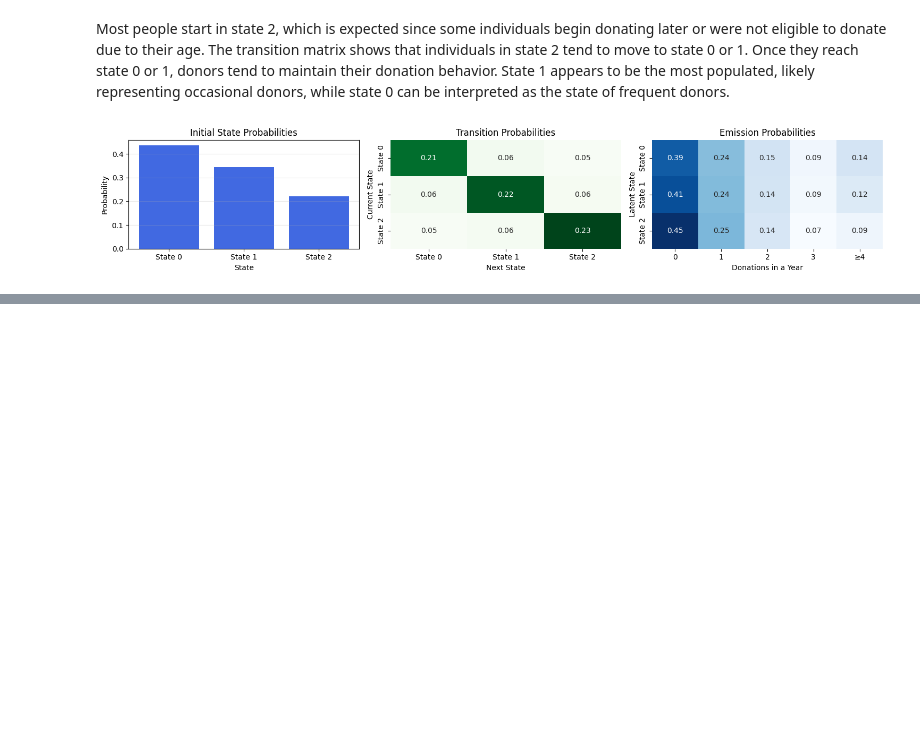
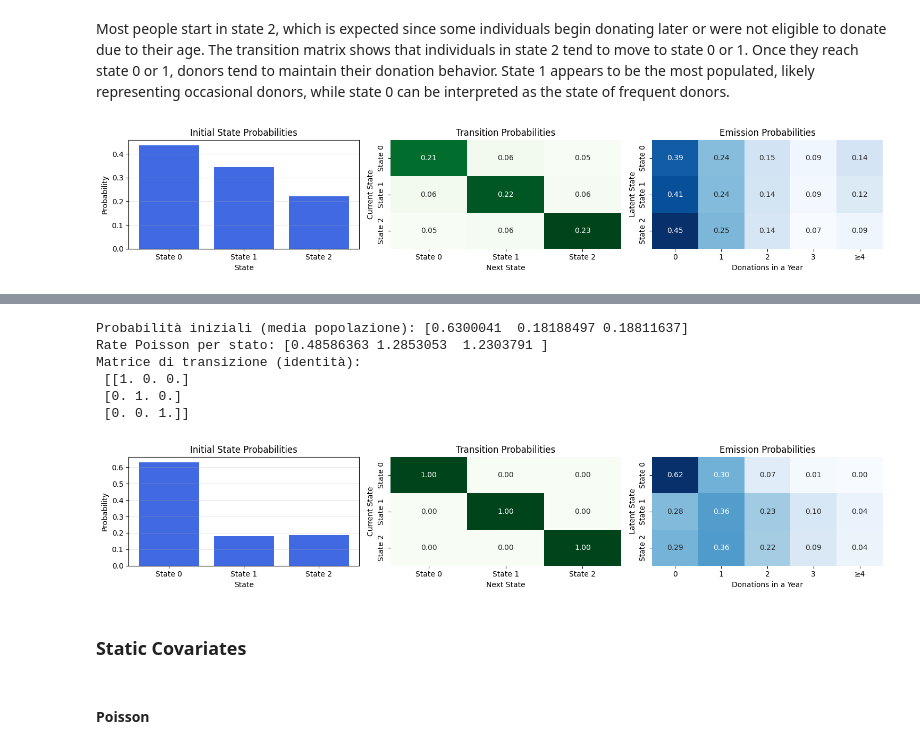
Before and after one commit to erikdeluca/Blood-Donors, a Jupyter notebook: Python/Pyro.ipynb, the cells around one changed output, grey strips where cells are left out. Drawn from its saved outputs; the diff is of its cells as text; code cells hidden in the pictures; blank space fills up the shorter version.

Commit message:
models with covariates

```diff
--- a/Python/Pyro.ipynb
+++ b/Python/Pyro.ipynb
@@ -323,17 +337,12 @@ plot_hmm_params(
 ### Testing
 # %%
 # Dati finti, gli do una prior per fare testing
-pi_true = torch.tensor([0.7, 0.2, 0.1])
-A_true = torch.tensor([[0.8,0.1,0.1],[0.2,0.7,0.1],[0.3,0.3,0.4]])
-rates_true = torch.tensor([1.0, 5.0, 10.0])
-T = 2019 - 2009 + 1  # 2010 to 2019 inclusive
+pi_true = torch.tensor([[0.00198279, 0.14994904, 0.84806824]])
+A_true = torch.tensor([[1.4430614e-01, 1.8874713e-04, 1.1168744e-03],
+ [8.4352428e-03, 2.5033113e-01, 4.1714776e-04],
+ [5.7374258e-02, 1.8518262e-02, 5.1931220e-01]])
+rates_true = torch.tensor([0.780297,   2.0785418,  0.00218539])
 states = [torch.multinomial(pi_true, 1).item()]
-obs = []
-for t in range(T):
-    s = states[-1]
-    obs.append(torch.poisson(rates_true[s]))
-    states.append(torch.multinomial(A_true[s], 1).item())
-obs = torch.stack(obs).unsqueeze(0)  # shape [1,T]
 
 def model(observations):
     N, T = observations.shape
@@ -360,11 +369,11 @@ def guide(observations):
 
 pyro.clear_param_store()  # resetta tutti i parametri!
 
-optimizer = Adam({"lr": 0.01})
+optimizer = Adam({"lr": .10})
 elbo = TraceEnum_ELBO(max_plate_nesting=1)
 svi = SVI(model, guide, optimizer, loss=elbo)
 
-for step in range(200):
+for step in range(400):
     loss = svi.step(obs_torch)
     if step % 20 == 0:
         print(f"Step {step}, loss: {loss}")
@@ -538,0 +629,53 @@ plot_hmm_params(
+# %%
+import numpy as np
+
+# Estrai i parametri stimati
+rate = pyro.param("rate").detach().cpu().numpy()  # [K]
+W0 = pyro.param("W0").detach().cpu().numpy()      # [K, C]
+
+# Calcola le probabilità iniziali medie sulla popolazione
+logits = np.matmul(covariates_torch[:, 0, :].cpu().numpy(), W0.T)  # [N, K]
+probs = np.exp(logits) / np.exp(logits).sum(axis=1, keepdims=True)
+init_probs = probs.mean(axis=0)  # media sulle N persone
+
+# Nessuna matrice di transizione in questo modello, puoi usare una matrice identità o None
+transitions = np.eye(rate.shape[0])
+
+# Costruisci la matrice di emissione Poisson come prima
+def build_emission_matrix_truncated_poisson(rates, max_k=4):
+    from scipy.stats import poisson
+    S = len(rates)
+    K = max_k + 1
+    emissions = np.zeros((S, K))
+    for s in range(S):
+        for k in range(max_k):
+            emissions[s, k] = poisson.pmf(k, rates[s])
+        emissions[s, max_k] = 1 - poisson.cdf(max_k-1, rates[s])
+    return emissions
+
+emissions_matrix = build_emission_matrix_truncated_poisson(rate, max_k=4)
+
+# Stampa i risultati numerici
+print("Probabilità iniziali (media popolazione):", init_probs)
+print("Rate Poisson per stato:", rate)
+print("Matrice di transizione (identità):\n", transitions)
+
+# Visualizza il grafico
+plot_hmm_params(
+    transitions=transitions,
+    initial_probs=init_probs,
+    emissions=emissions_matrix,
+    emission_names=[str(i) for i in range(4)] + ["≥4"]
+)
+# %% [output]
+Probabilità iniziali (media popolazione): [0.6300041  0.18188497 0.18811637]
+Rate Poisson per stato: [0.48586363 1.2853053  1.2303791 ]
+Matrice di transizione (identità):
+ [[1. 0. 0.]
+ [0. 1. 0.]
+ [0. 0. 1.]]
+[figure, added]
+# %% [markdown]
+### Static Covariates
+# %% [markdown]
+#### Poisson
```
Also changed, not shown: parts of 35 cells of this notebook, 1 other file.
